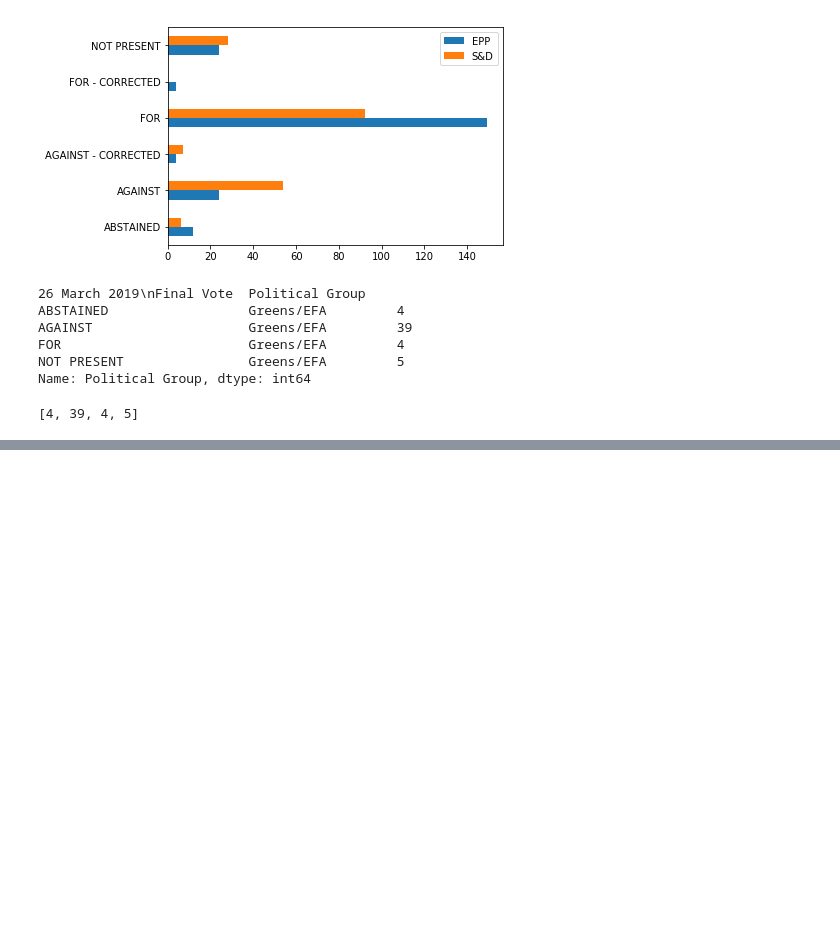
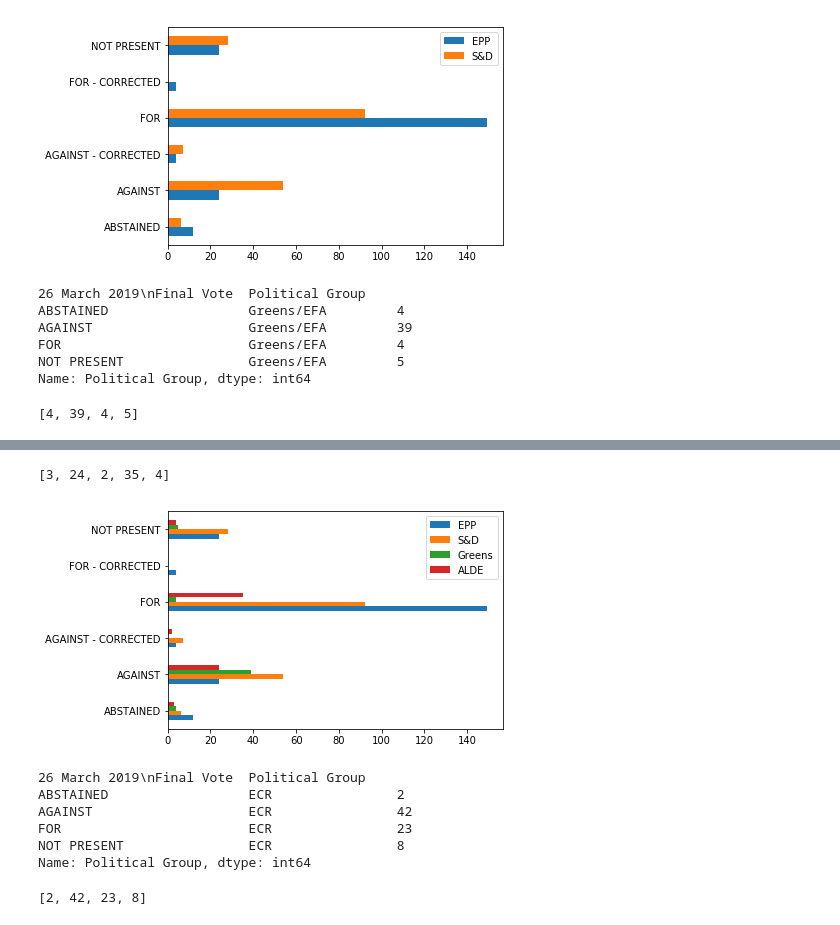
Before and after one commit to maxarvid/CopyrightDirective, a Jupyter notebook: 02_EP_vote.ipynb, the cells around one changed output, grey strips where cells are left out. Drawn from its saved outputs; the diff is of its cells as text; code cells hidden in the pictures; blank space fills up the shorter version.

```diff
--- a/02_EP_vote.ipynb
+++ b/02_EP_vote.ipynb
@@ -233,0 +249,24 @@ greens_final_vote = [4, 39, 0, 4, 0, 5]
+# %%
+df[df['Political Group'] == 'ALDE'].groupby('26 March 2019\nFinal Vote')['Political Group'].value_counts().tolist()
+# %% [output]
+[3, 24, 2, 35, 4]
+# %%
+alde_final_vote = [3, 24, 2, 35, 0, 4]
+# %%
+df_vote = pd.DataFrame({'EPP': epp_final_votes, 'S&D': sd_final_votes, 'Greens': greens_final_vote, 'ALDE': alde_final_vote}, index=index)
+ax = df_vote.plot.barh()
+# %% [output]
+[figure, added]
+# %%
+df[df['Political Group'] == 'ECR'].groupby('26 March 2019\nFinal Vote')['Political Group'].value_counts()
+# %% [output]
+26 March 2019\nFinal Vote  Political Group
+ABSTAINED                  ECR                2
+AGAINST                    ECR                42
+FOR                        ECR                23
+NOT PRESENT                ECR                8
+Name: Political Group, dtype: int64
+# %%
+df[df['Political Group'] == 'ECR'].groupby('26 March 2019\nFinal Vote')['Political Group'].value_counts().tolist()
+# %% [output]
+[2, 42, 23, 8]
```
Also changed, not shown: parts of 18 cells of this notebook.
